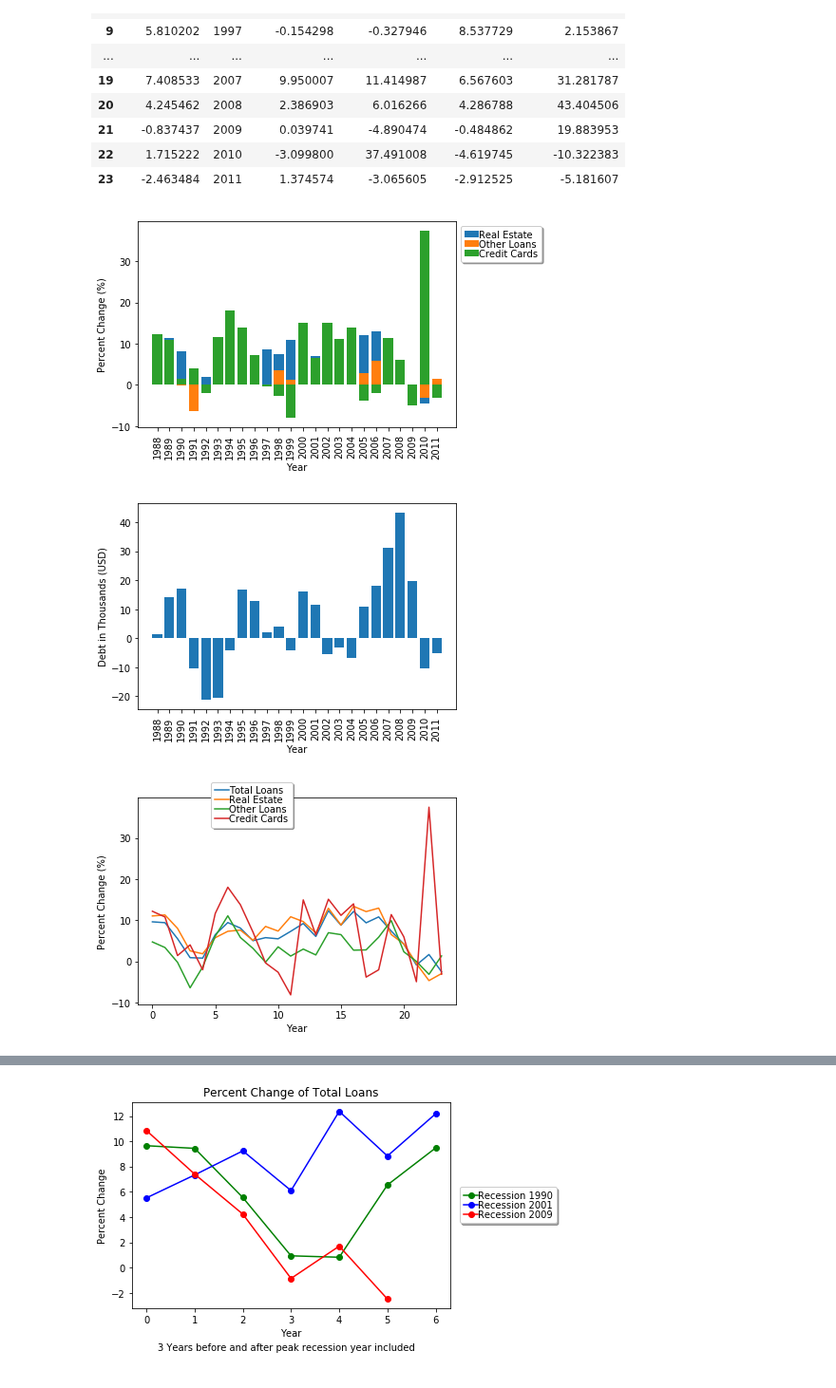
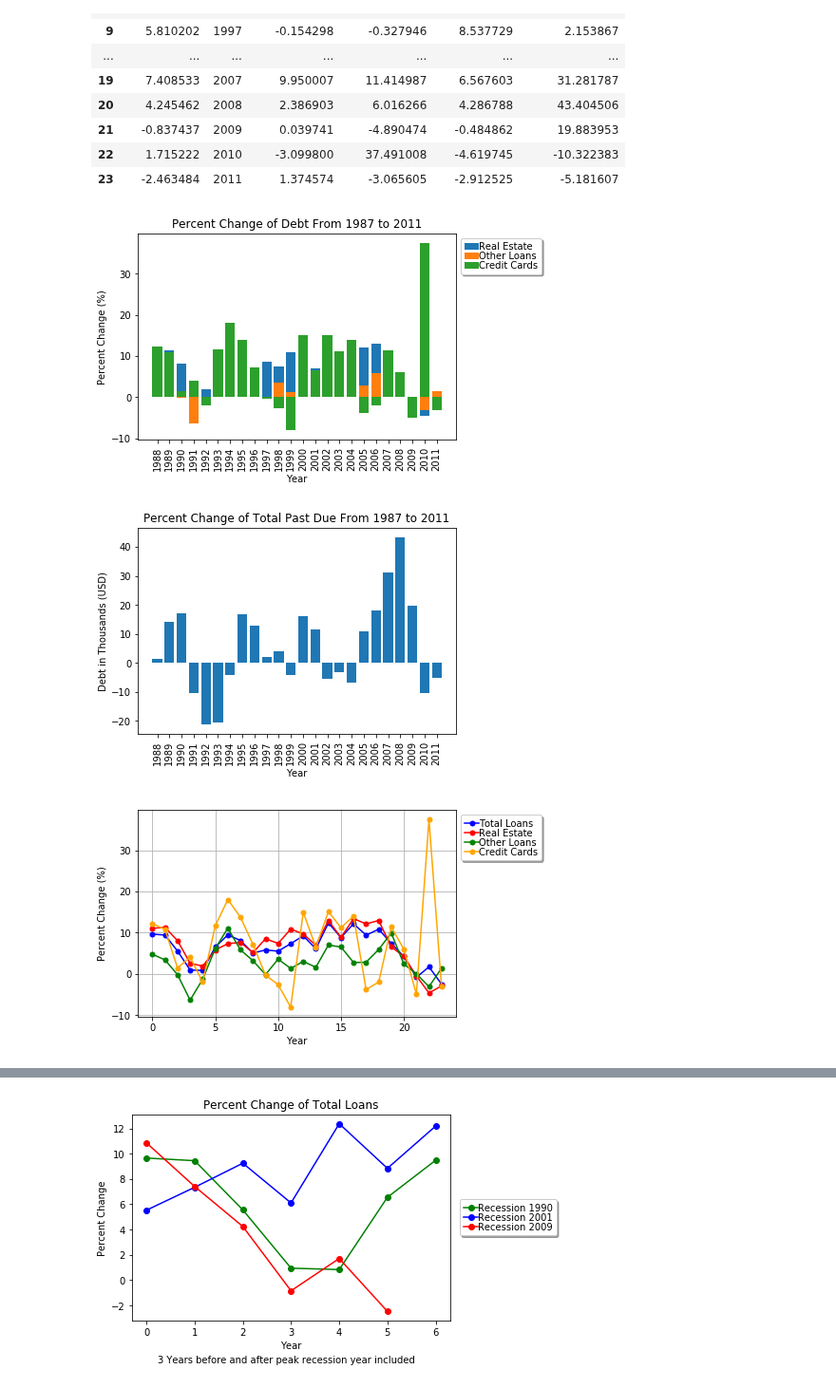
Before and after one commit to brownal05/project1, a Jupyter notebook: notebooks/nick.ipynb, the cells around one changed output, grey strips where cells are left out. Shown at 95% size. Cells and saved outputs as stored; diff of their text form; code cells hidden in the pictures.

```diff
--- a/notebooks/nick.ipynb
+++ b/notebooks/nick.ipynb
@@ -445,45 +445,50 @@ axc = percentage_delta_df['Year']
 # %%
 plt.bar(percentage_delta_df['Year'],percentage_delta_df['Real Estate'])
 #plt.bar(percentage_delta_df['Year'],percentage_delta_df['Total Loans'])
 plt.bar(percentage_delta_df['Year'],percentage_delta_df['Other Loans'])
 plt.bar(percentage_delta_df['Year'],percentage_delta_df['Credit Cards'])
 #plt.bar(debt_clean_all_years['Year'],debt_clean_all_years['Other Loans'])
 plt.legend(['Real Estate', 'Other Loans', 'Credit Cards'], loc='best',
            bbox_to_anchor=[1, 1],
            columnspacing=1.0, labelspacing=0.0,
            handletextpad=0.0, handlelength=1.5,
            fancybox=True, shadow=True)
 plt.xticks(ticks = axc, rotation='vertical')
+plt.title('Percent Change of Debt From 1987 to 2011')
 plt.xlabel('Year')
 plt.ylabel('Percent Change (%)')
+plt.savefig('../graphs/stacked_per_debt_bar.png')
 plt.show()
 # %% [output]
-[figure, old version]
+[figure, new version]
 # %%
 plt.bar(percentage_delta_df['Year'],percentage_delta_df['Total Past Due'])
 #plt.bar(debt_clean_second_rec_tot['Year'],debt_clean_third_rec_tot['Real Estate'])
 plt.xticks(ticks = axc, rotation='vertical')
+plt.title('Percent Change of Total Past Due From 1987 to 2011')
 plt.xlabel('Year')
 plt.ylabel('Debt in Thousands (USD)')
+plt.savefig('../graphs/stacked_per_past_due_bar.png')
 plt.show()
 # %% [output]
-[figure, old version]
+[figure, new version]
 # %%
-plt.plot(percentage_delta_df['Total Loans'])
-plt.plot(percentage_delta_df['Real Estate'])
-plt.plot(percentage_delta_df['Other Loans'])
-plt.plot(percentage_delta_df['Credit Cards'])
+plt.plot(percentage_delta_df['Total Loans'], color='blue', marker='o', markersize=5, linestyle='solid')
+plt.plot(percentage_delta_df['Real Estate'], color='red', marker='o', markersize=5, linestyle='solid')
+plt.plot(percentage_delta_df['Other Loans'], color='green', marker='o', markersize=5, linestyle='solid')
+plt.plot(percentage_delta_df['Credit Cards'], color='orange', marker='o', markersize=5, linestyle='solid')
 plt.legend(['Total Loans', 'Real Estate', 'Other Loans', 'Credit Cards'], loc='best',
-           bbox_to_anchor=[0.5, 1.1],
+           bbox_to_anchor=[1, 1],
            columnspacing=1.0, labelspacing=0.0,
            handletextpad=0.0, handlelength=1.5,
            fancybox=True, shadow=True)
-
+plt.grid()
 plt.xlabel('Year')
 plt.ylabel('Percent Change (%)')
+plt.savefig('../graphs/per_debt_line.png')
 plt.show()
 # %% [output]
-[figure, old version]
+[figure, new version]
 # %%
 first_rec_per = percentage_delta_df[(percentage_delta_df['Year'] == 1987) | (percentage_delta_df['Year'] == 1988) |
                                                (percentage_delta_df['Year'] == 1989) | (percentage_delta_df['Year'] == 1990) |
```
Also changed, not shown: parts of 31 cells of this notebook, 34 other files.
